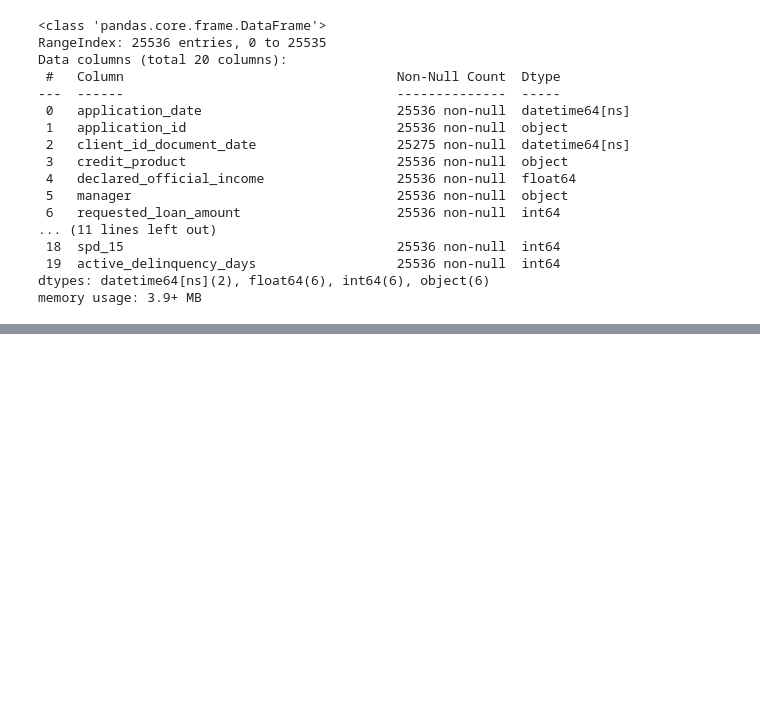
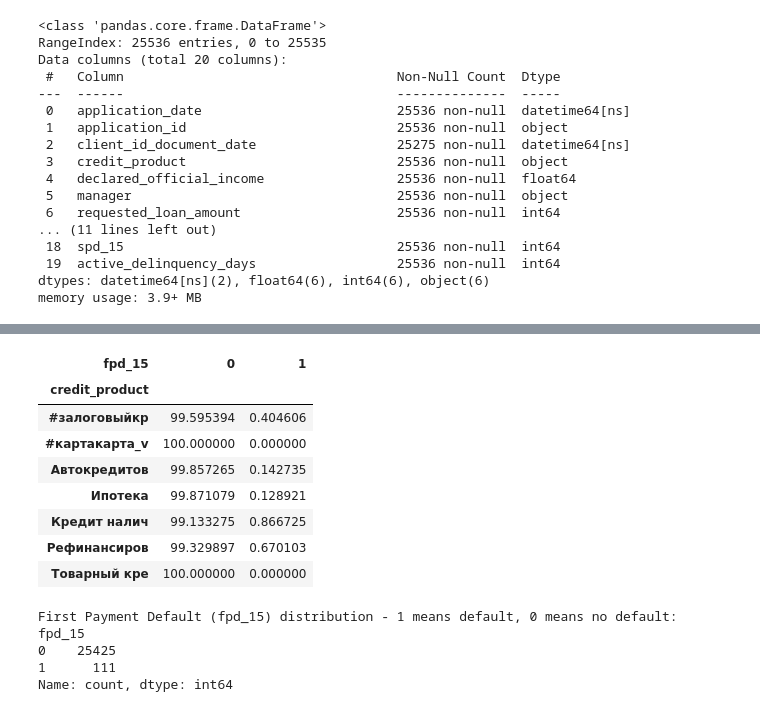
Before and after one commit to somethingaboutyoundme/Real-Time-Antifraud-Risk-Scoring-Platform, a Jupyter notebook: freedom-loan-fraud-scoring/notebooks/01_data_understanding.ipynb, the cells around one changed output, grey strips where cells are left out. Saved outputs shown, nothing was run; the diff lists cells and outputs as text; code cells hidden in the pictures; blank space fills up the shorter version.

```diff
--- a/freedom-loan-fraud-scoring/notebooks/01_data_understanding.ipynb
+++ b/freedom-loan-fraud-scoring/notebooks/01_data_understanding.ipynb
@@ -121,0 +277,19 @@ df.sample(5,random_state=42)
+# %%
+pd.crosstab(df['credit_product'],df['fpd_15'],normalize='index') * 100
+# %% [output]
+| fpd_15 | 0 | 1 |
+| credit_product |  |  |
+| #залоговыйкр | 99.595394 | 0.404606 |
+| #картакарта_v | 100.000000 | 0.000000 |
+| Автокредитов | 99.857265 | 0.142735 |
+| Ипотека | 99.871079 | 0.128921 |
+| Кредит налич | 99.133275 | 0.866725 |
+| Рефинансиров | 99.329897 | 0.670103 |
+| Товарный кре | 100.000000 | 0.000000 |
+# %%
+print('First Payment Default (fpd_15) distribution - 1 means default, 0 means no default:', df['fpd_15'].value_counts())
+# %% [output]
+First Payment Default (fpd_15) distribution - 1 means default, 0 means no default: fpd_15
+0    25425
+1      111
+Name: count, dtype: int64
```
Also changed, not shown: parts of 13 cells of this notebook, 2 other files.
